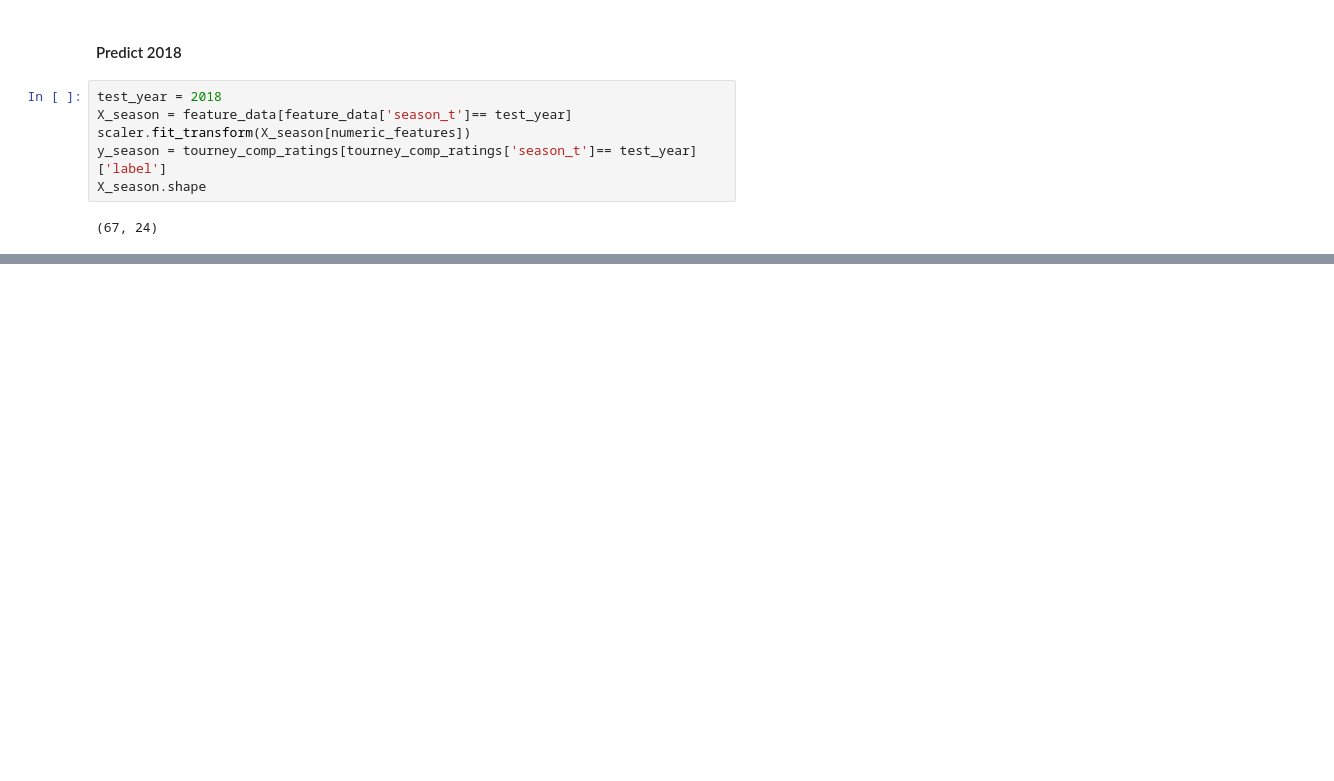
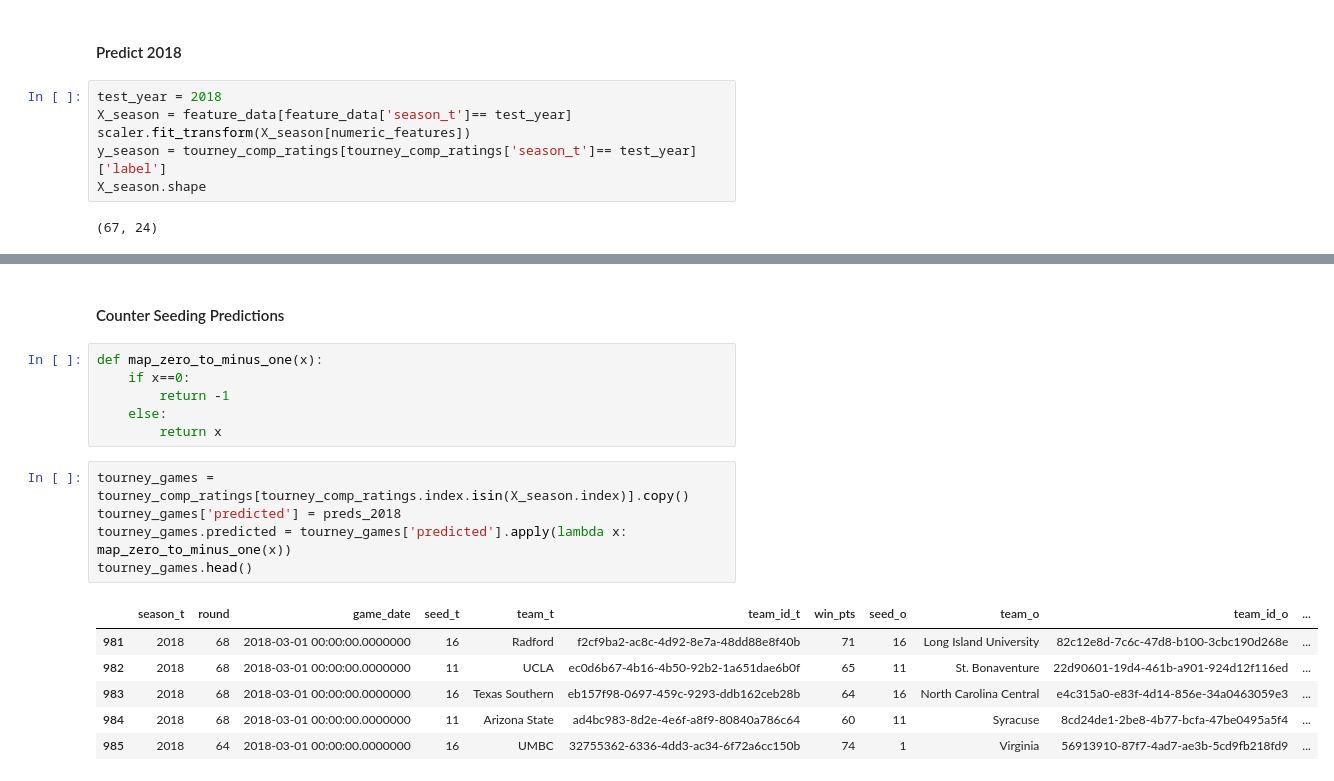
Before and after one commit to chipk215/ncaa_basketball, a Jupyter notebook: Models/TensorFlow/Estimator_LinearClassifier.ipynb, the cells around one changed output, grey strips where cells are left out. Saved outputs shown, nothing was run; the diff lists cells and outputs as text; blank space fills up the shorter version.

```diff
--- a/Models/TensorFlow/Estimator_LinearClassifier.ipynb
+++ b/Models/TensorFlow/Estimator_LinearClassifier.ipynb
@@ -348,0 +377,20 @@ array([[27,  6],
+# %% [markdown]
+#### Counter Seeding Predictions
+# %%
+def map_zero_to_minus_one(x):
+    if x==0:
+        return -1
+    else:
+        return x
+# %%
+tourney_games = tourney_comp_ratings[tourney_comp_ratings.index.isin(X_season.index)].copy()
+tourney_games['predicted'] = preds_2018
+tourney_games.predicted = tourney_games['predicted'].apply(lambda x: map_zero_to_minus_one(x))
+tourney_games.head()
+# %% [output]
+|  | season_t | round | game_date | seed_t | team_t | team_id_t | win_pts | seed_o | team_o | team_id_o | ... |
+| 981 | 2018 | 68 | 2018-03-01 00:00:00.0000000 | 16 | Radford | f2cf9ba2-ac8c-4d92-8e7a-48dd88e8f40b | 71 | 16 | Long Island University | 82c12e8d-7c6c-47d8-b100-3cbc190d268e | ... |
+| 982 | 2018 | 68 | 2018-03-01 00:00:00.0000000 | 11 | UCLA | ec0d6b67-4b16-4b50-92b2-1a651dae6b0f | 65 | 11 | St. Bonaventure | 22d90601-19d4-461b-a901-924d12f116ed | ... |
+| 983 | 2018 | 68 | 2018-03-01 00:00:00.0000000 | 16 | Texas Southern | eb157f98-0697-459c-9293-ddb162ceb28b | 64 | 16 | North Carolina Central | e4c315a0-e83f-4d14-856e-34a0463059e3 | ... |
+| 984 | 2018 | 68 | 2018-03-01 00:00:00.0000000 | 11 | Arizona State | ad4bc983-8d2e-4e6f-a8f9-80840a786c64 | 60 | 11 | Syracuse | 8cd24de1-2be8-4b77-bcfa-47be0495a5f4 | ... |
+| 985 | 2018 | 64 | 2018-03-01 00:00:00.0000000 | 16 | UMBC | 32755362-6336-4dd3-ac34-6f72a6cc150b | 74 | 1 | Virginia | 56913910-87f7-4ad7-ae3b-5cd9fb218fd9 | ... |
```
Also changed, not shown: parts of 15 cells of this notebook, 21 other files.
